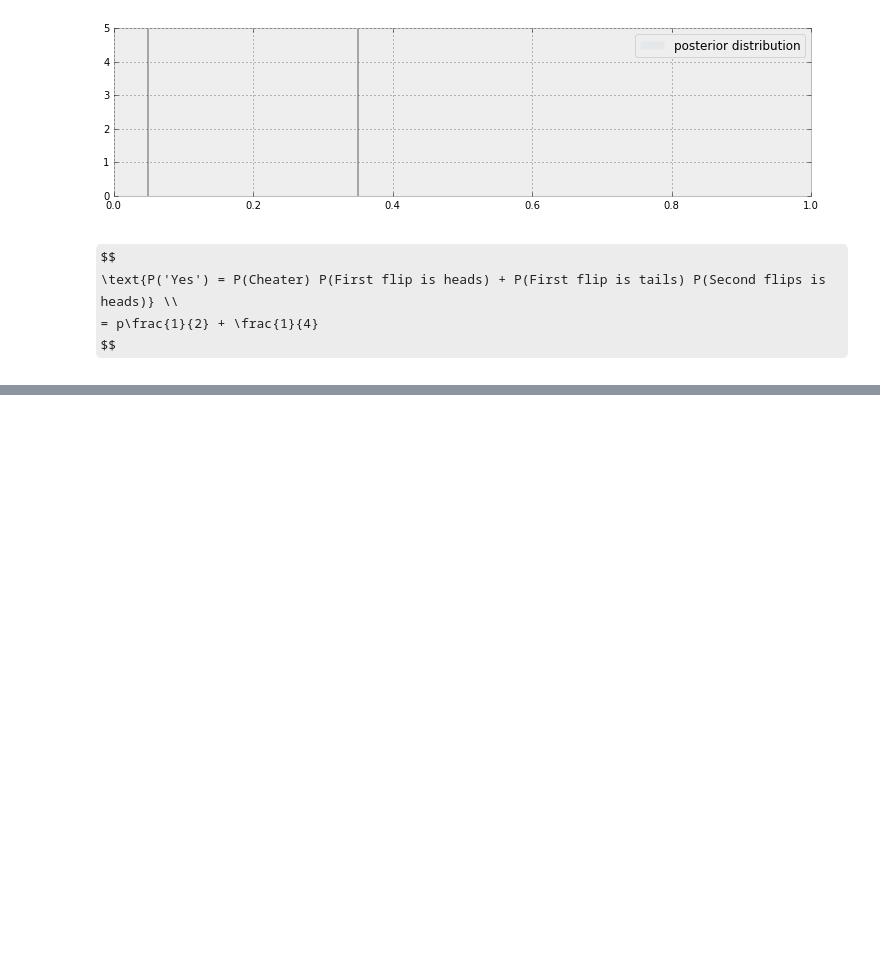
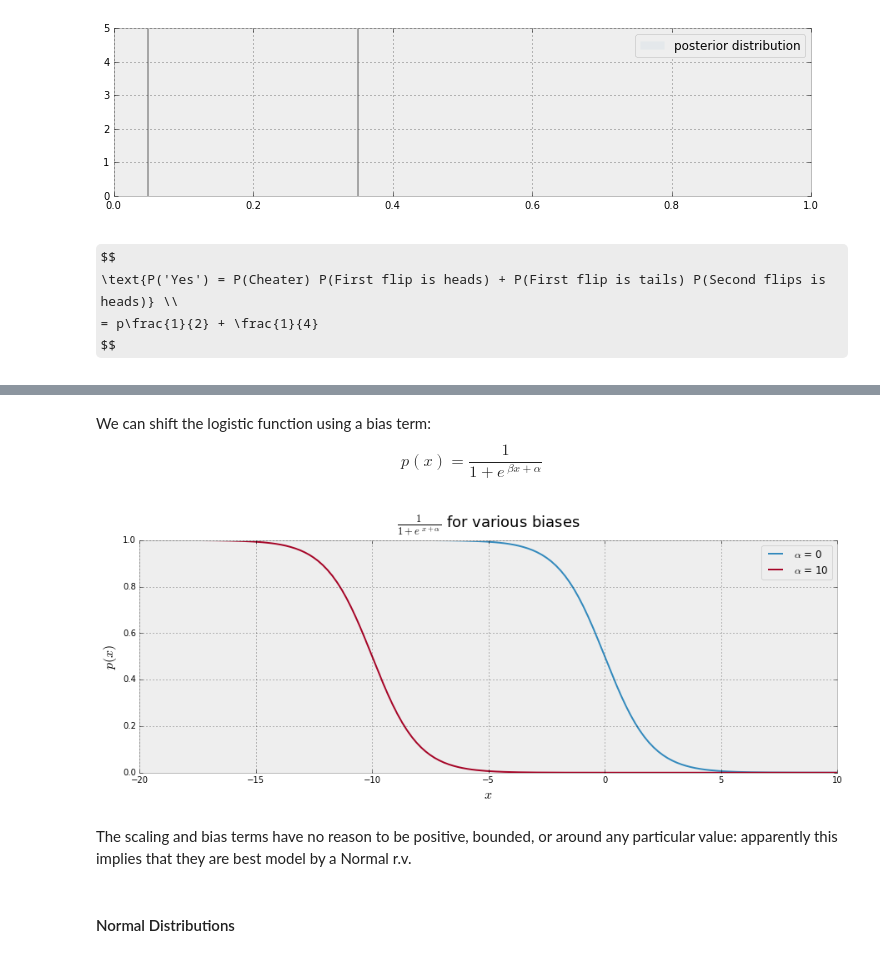
Before and after one commit to JeromeWynne/Probabilistic-Programming-and-Bayesian-Methods-for-Hackers, a Jupyter notebook: Chapter 2 - More on PyMC3.ipynb, the cells around one changed output, grey strips where cells are left out. Saved outputs shown, nothing was run; the diff lists cells and outputs as text; code cells hidden in the pictures; some formulas as TeX source; blank space fills up the shorter version.

```diff
--- a/Chapter 2 - More on PyMC3.ipynb
+++ b/Chapter 2 - More on PyMC3.ipynb
@@ -445,0 +521,20 @@ with model:
+# %% [markdown]
+We can shift the logistic function using a bias term:
+$$
+    p(x) = \frac{1}{1 + e^{\ \beta x + \alpha}}
+$$
+# %%
+x = np.linspace(-100, 100, 1000)
+figsize(15, 5)
+for bias in [0, 10]:
+    plt.plot(x, logistic(x, 1, bias), label=r'$\alpha$ = %s' % str(bias));
+    plt.hold('on')
+plt.legend(); plt.title(r'$\frac{1}{1 + e^{\ x + \alpha}}$ for various biases', size=18, y=1.04);
+plt.xlabel(r'$x$', size=16); plt.ylabel(r'$p(x)$', size=16);
+plt.xlim(-20, 10);
+# %% [output]
+[figure, added]
+# %% [markdown]
+The scaling and bias terms have no reason to be positive, bounded, or around any particular value: apparently this implies that they are best model by a Normal r.v.
+# %% [markdown]
+#### Normal Distributions
```
Also changed, not shown: parts of 26 cells of this notebook.
